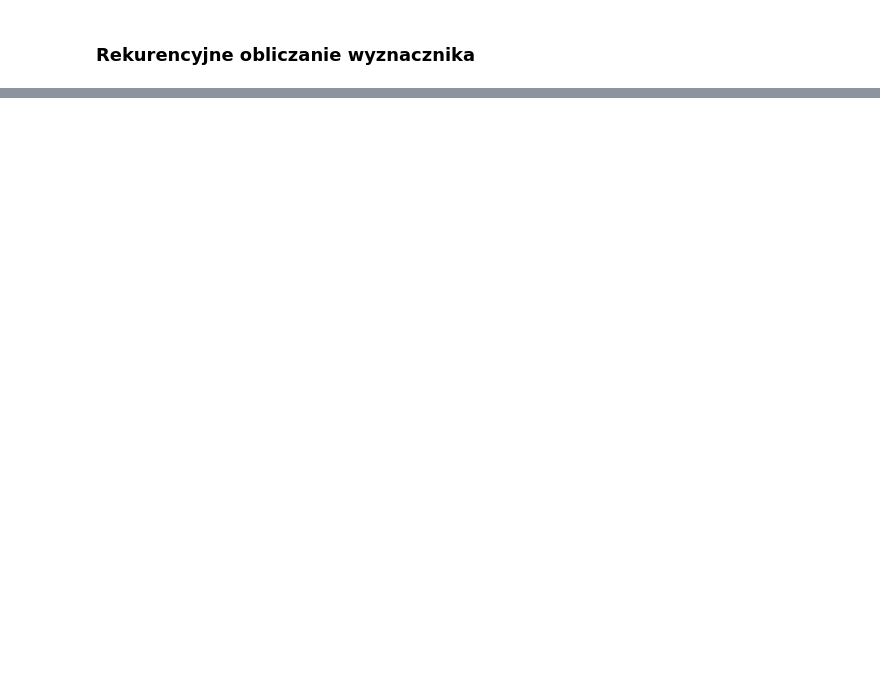
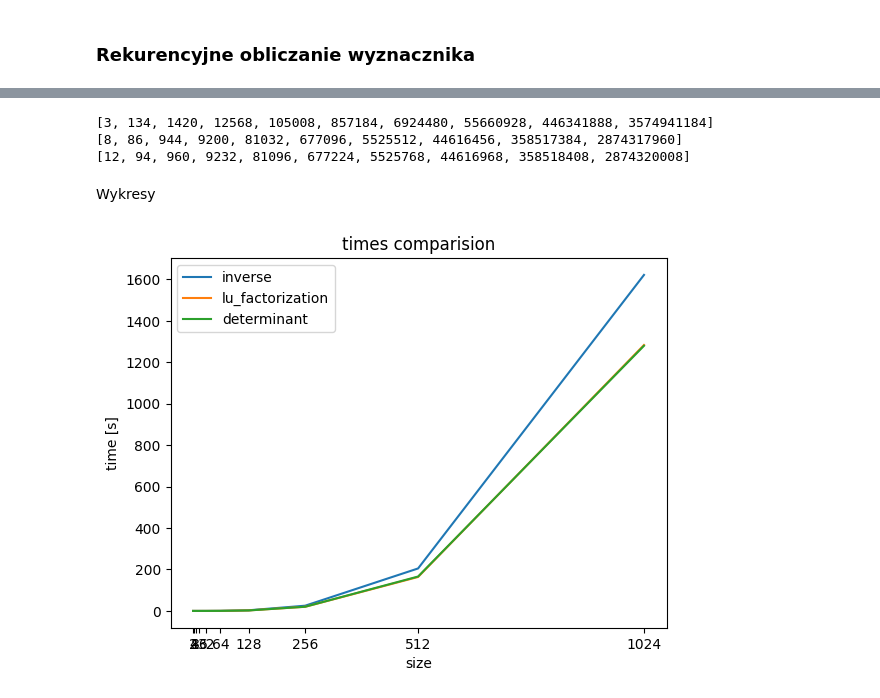
Before and after one commit to MicelloK/matrix-aglorithms, a Jupyter notebook: lab2/lab2.ipynb, the cells around one changed output, grey strips where cells are left out. Saved outputs shown, nothing was run; the diff lists cells and outputs as text; code cells hidden in the pictures; blank space fills up the shorter version.

```diff
--- a/lab2/lab2.ipynb
+++ b/lab2/lab2.ipynb
@@ -189,2 +154,9 @@ Number of operations: 28
 # %% [markdown]
 ### Rekurencyjne obliczanie wyznacznika
+# %%
+def det(A):
+    L, U = LU_factorization(A)
+    result = 1
+    for i in range(len(A)):
+        result *= L[i, i] * U[i, i]
+    return result
@@ -190,0 +176,29 @@ Number of operations: 28
+# %%
+sizes = [2 ** e for e in range(1, 11)]
+# %%
+res_times = []
+res_operations = []
+
+for n in sizes:
+    A = random_matrix((n, n), min_val, max_val)
+
+    Number.counter_reset()
+    t_start = time()
+    inverse(A)
+    inverse_time = time() - t_start
+    inverse_op = Number.operation_counter
+
+    Number.counter_reset()
+    t_start = time()
+    LU_factorization(A)
+    lu_time = time() - t_start
+    lu_op = Number.operation_counter
+
+    Number.counter_reset()
+    t_start = time()
+    det(A)
+    det_time = time() - t_start
+    det_op = Number.operation_counter
+
+    res_times.append((inverse_time, lu_time, det_time))
+    res_operations.append((inverse_op, lu_op, det_op))
@@ -190,0 +213,20 @@ Number of operations: 28
+# %%
+print([x[0] for x in res_operations])
+print([x[1] for x in res_operations])
+print([x[2] for x in res_operations])
+# %% [output]
+[3, 134, 1420, 12568, 105008, 857184, 6924480, 55660928, 446341888, 3574941184]
+[8, 86, 944, 9200, 81032, 677096, 5525512, 44616456, 358517384, 2874317960]
+[12, 94, 960, 9232, 81096, 677224, 5525768, 44616968, 358518408, 2874320008]
+# %% [markdown]
+Wykresy
+# %%
+plt.plot(sizes, res_times)
+plt.title("times comparision")
+plt.xlabel("size")
+plt.ylabel("time [s]")
+plt.xticks(sizes)
+plt.legend(("inverse", "lu_factorization", "determinant"))
+plt.show()
+# %% [output]
+[figure, added]
```
Also changed, not shown: parts of 10 cells of this notebook.
